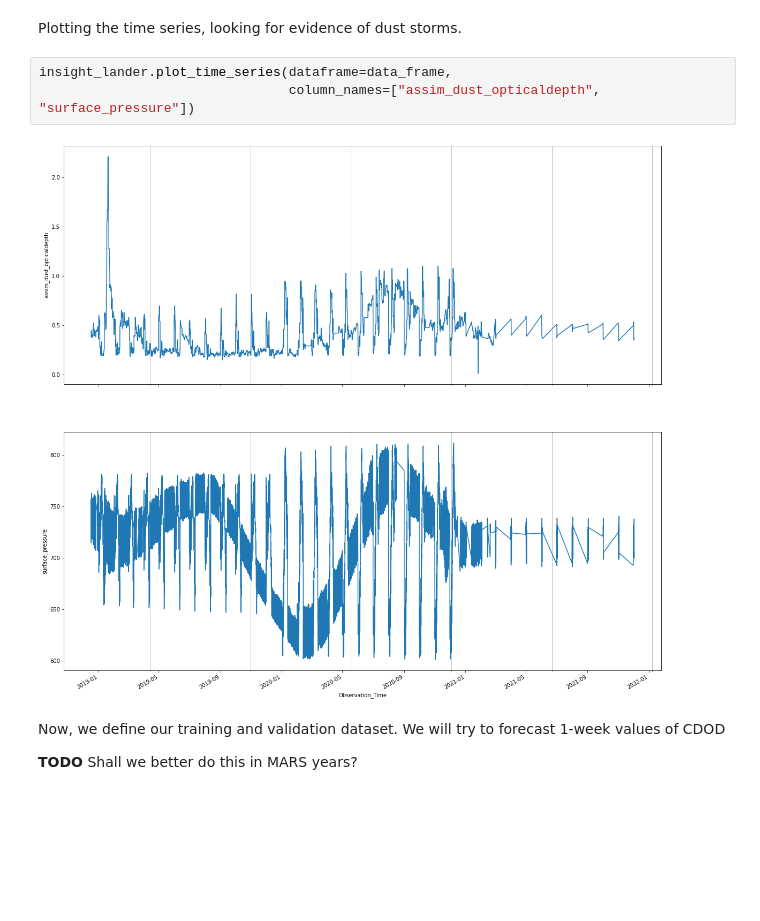
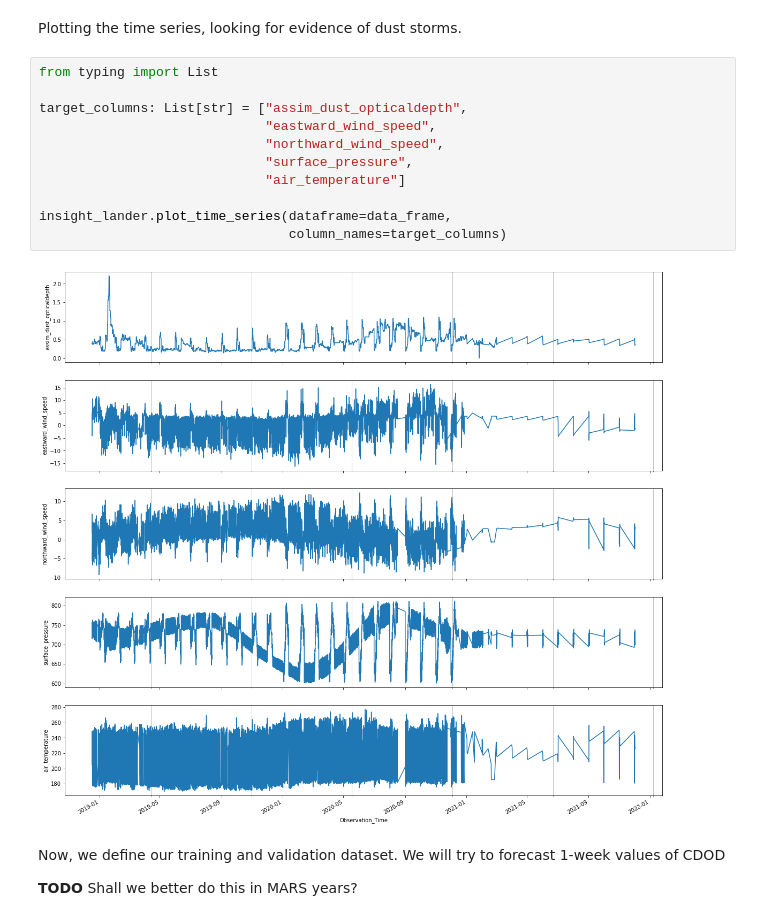
Before and after one commit to amelBennaceur/OpenMarsML, a Jupyter notebook: insight_data_analysis.py.ipynb, the cells around one changed output. Cells and saved outputs as stored; diff of their text form; blank space fills up the shorter version.

```diff
--- a/insight_data_analysis.py.ipynb
+++ b/insight_data_analysis.py.ipynb
@@ -86,11 +89,19 @@ Maximum value 2021-12-02 23:45:00
 **Note** If global-scale dust storms are really infrequent, we definitely need more data.
 # %% [markdown]
 Plotting the time series, looking for evidence of dust storms.
-# %%
-insight_lander.plot_time_series(dataframe=data_frame,
-                                column_names=["assim_dust_opticaldepth", "surface_pressure"])
-# %% [output]
-[figure, removed]
+# %%
+from typing import List
+
+target_columns: List[str] = ["assim_dust_opticaldepth",
+                             "eastward_wind_speed",
+                             "northward_wind_speed",
+                             "surface_pressure",
+                             "air_temperature"]
+
+insight_lander.plot_time_series(dataframe=data_frame,
+                                column_names=target_columns)
+# %% [output]
+[figure, added]
 # %% [markdown]
 Now, we define our training and validation dataset. We will try to forecast 1-week values of CDOD
 
```
Also changed, not shown: parts of 13 cells of this notebook, 2 other files.
